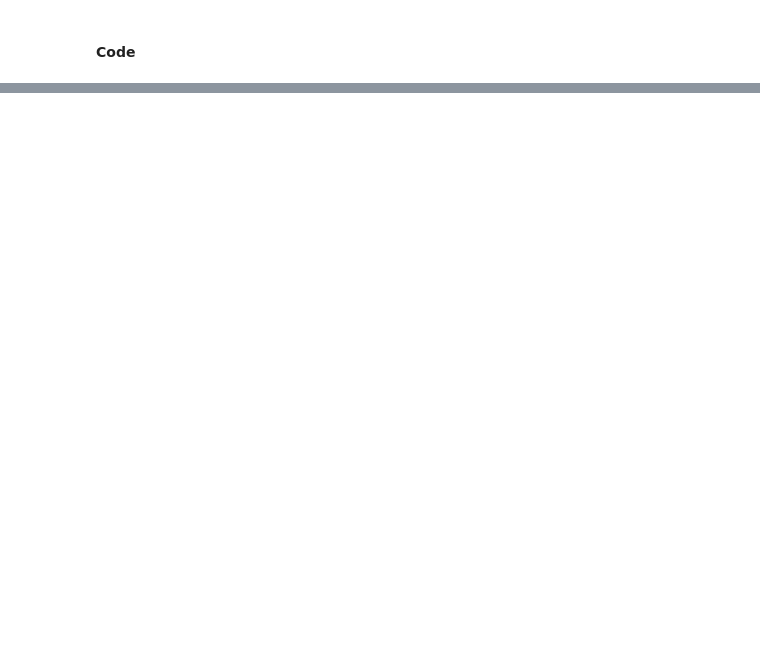
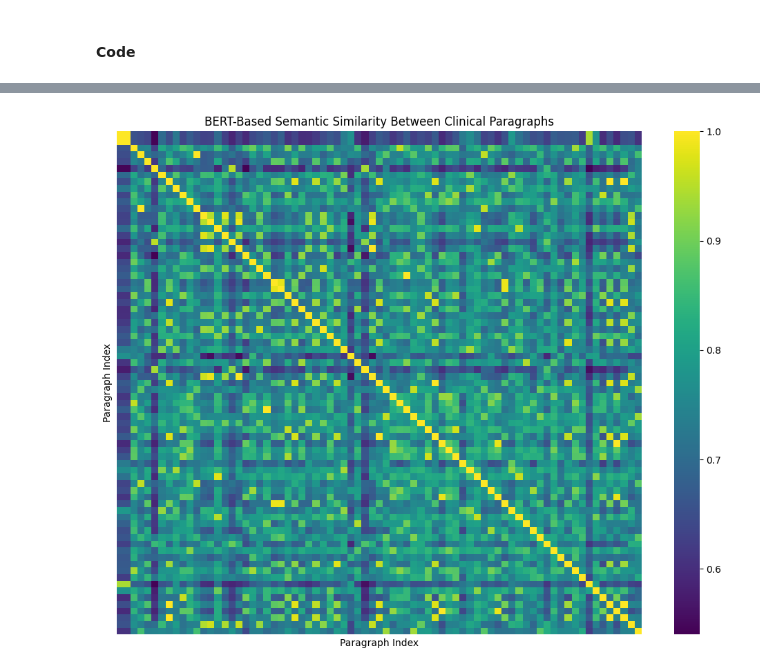
Before and after one commit to imoore2025/CISC488-Final-Project, a Jupyter notebook: Clinical NER.ipynb, the cells around one changed output, grey strips where cells are left out. Saved outputs shown, nothing was run; the diff lists cells and outputs as text; code cells hidden in the pictures; blank space fills up the shorter version.

```diff
--- a/Clinical NER.ipynb
+++ b/Clinical NER.ipynb
@@ -278,0 +340,20 @@ TypeError: TrainingArguments.__init__() got an unexpected keyword argument 'eval
+# %%
+import numpy as np
+from sklearn.metrics import classification_report
+
+# Get model predictions
+predictions, labels, _ = trainer.predict(tokenized_data["test"])
+preds = np.argmax(predictions, axis=-1)
+
+# Reconstruct true and predicted label sequences
+true_labels = []
+true_preds = []
+
+for pred_seq, label_seq in zip(preds, labels):
+    for pred, label in zip(pred_seq, label_seq):
+        if label != -100:
+            true_preds.append(id2tag[pred])
+            true_labels.append(id2tag[label])
+
+# Display evaluation metrics
+print(classification_report(true_labels, true_preds, digits=3))
@@ -278,0 +455,67 @@ TypeError: TrainingArguments.__init__() got an unexpected keyword argument 'eval
+# %%
+# Required imports
+import pandas as pd
+import torch
+import numpy as np
+from sklearn.metrics.pairwise import cosine_similarity
+from sklearn.cluster import KMeans
+import matplotlib.pyplot as plt
+import seaborn as sns
+from transformers import BertTokenizer, BertModel
+
+# Step 1: Load synthetic clinical dataset
+df = pd.read_csv("synthetic_clinical_ner_dataset.csv")
+df.fillna("", inplace=True)
+
+# Step 2: Rebuild sentences
+paragraphs = []
+current = []
+for _, row in df.iterrows():
+    token = row["Token"]
+    if token == "":
+        if current:
+            paragraphs.append(" ".join(current))
+            current = []
+    else:
+        current.append(token)
+if current:
+    paragraphs.append(" ".join(current))
+
+# Step 3: Load BERT
+tokenizer = BertTokenizer.from_pretrained("bert-base-uncased")
+model = BertModel.from_pretrained("bert-base-uncased")
+model.eval()
+
+# Step 4: Generate mean embeddings
+def get_bert_embedding(text):
+    inputs = tokenizer(text, return_tensors="pt", truncation=True, padding=True)
+    with torch.no_grad():
+        outputs = model(**inputs)
+    return outputs.last_hidden_state.mean(dim=1).squeeze().numpy()
+
+bert_embeddings = np.array([get_bert_embedding(p) for p in paragraphs])
+
+# Step 5: Cosine similarity
+similarity_matrix = cosine_similarity(bert_embeddings)
+
+# Step 6: Visualize heatmap
+plt.figure(figsize=(10, 8))
+sns.heatmap(similarity_matrix, cmap="viridis", xticklabels=False, yticklabels=False)
+plt.title("BERT-Based Semantic Similarity Between Clinical Paragraphs")
+plt.xlabel("Paragraph Index")
+plt.ylabel("Paragraph Index")
+plt.tight_layout()
+plt.show()
+
+# Step 7: KMeans clustering
+kmeans = KMeans(n_clusters=5, random_state=42)
+cluster_labels = kmeans.fit_predict(bert_embeddings)
+
+# Step 8: Show clustered DataFrame
+cluster_df = pd.DataFrame({
+    "Cluster": cluster_labels,
+    "Paragraph": paragraphs
+})
+print(cluster_df)
+# %% [output]
+[figure, added]
```
Also changed, not shown: parts of 37 cells of this notebook.
